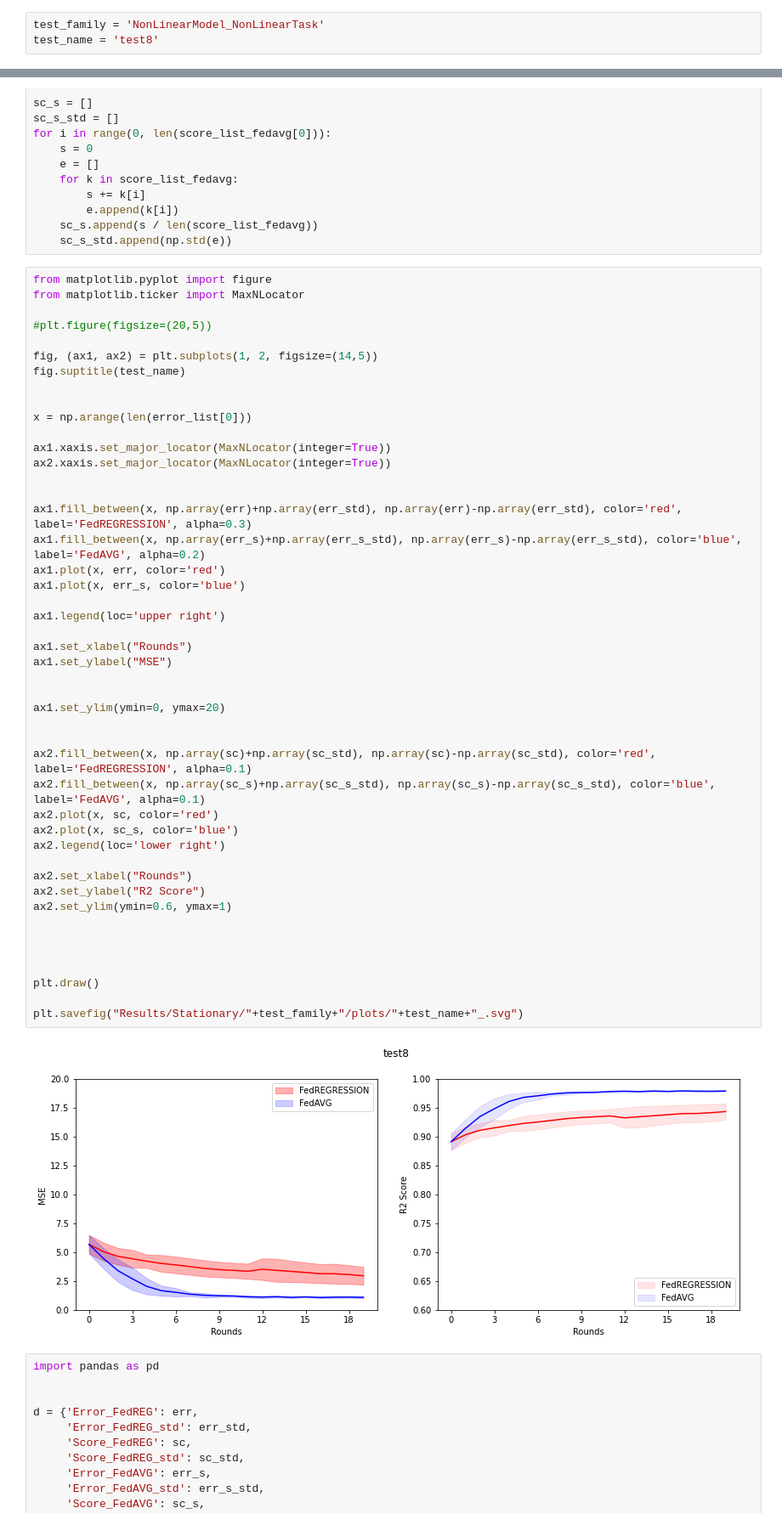
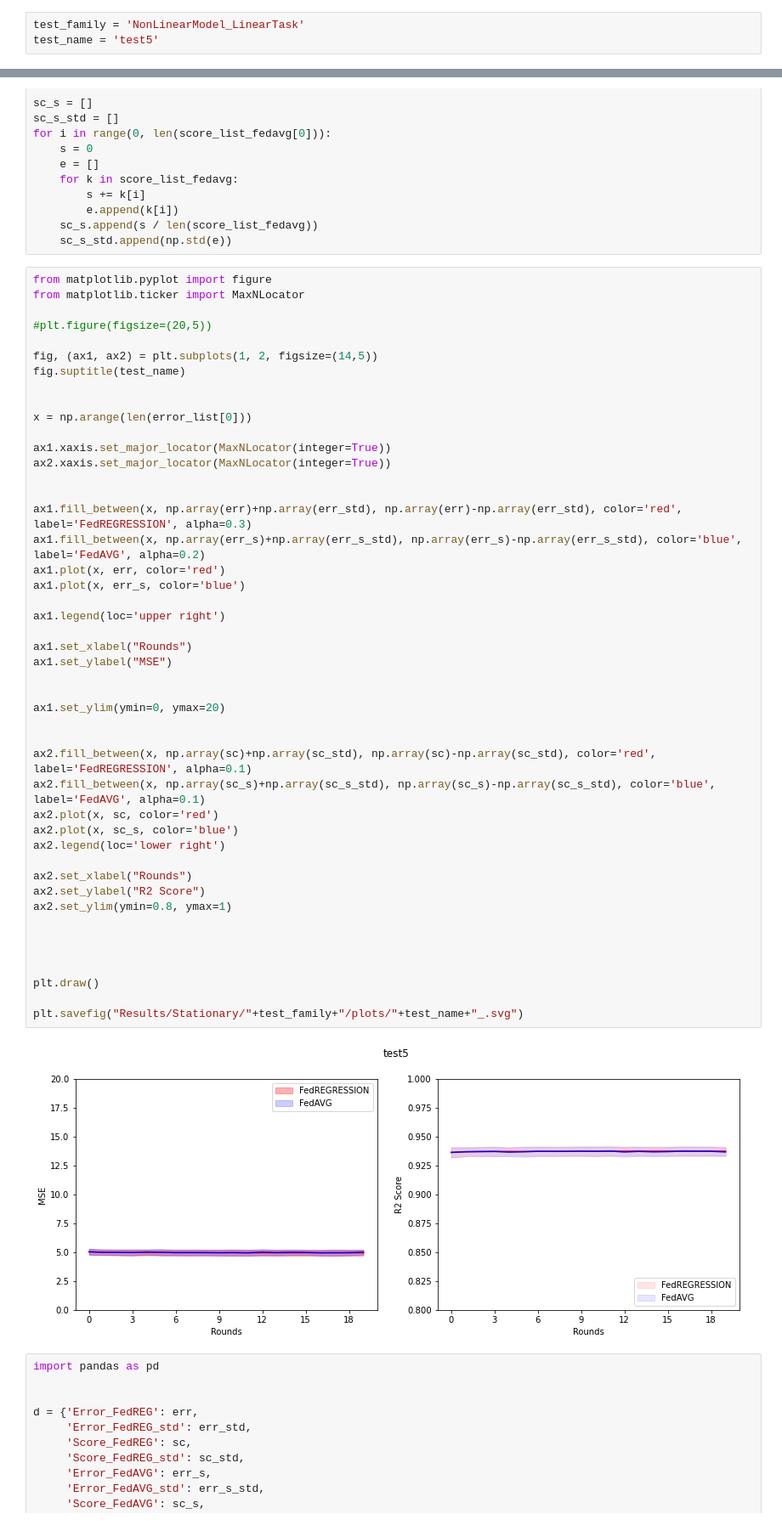
Before and after one commit to alexbergamasco96/NS_FederatedLearning, a Jupyter notebook: Multiprocessing_Iterations.ipynb, the cells around one changed output, grey strips where cells are left out. Shown at 85% size. Cells and saved outputs as stored; diff of their text form.

Commit message:
add test results for linear task

```diff
--- a/Multiprocessing_Iterations.ipynb
+++ b/Multiprocessing_Iterations.ipynb
@@ -34,8 +34,8 @@ torch.manual_seed(0)
 # %% [output]
 <torch._C.Generator at 0x...>
 # %%
-test_family = 'NonLinearModel_NonLinearTask'
-test_name = 'test8'
+test_family = 'NonLinearModel_LinearTask'
+test_name = 'test5'
 # %%
 import concurrent.futures
 import multiprocessing as mp
@@ -122,35 +122,35 @@ ax2.xaxis.set_major_locator(MaxNLocator(integer=True))
 ax1.fill_between(x, np.array(err)+np.array(err_std), np.array(err)-np.array(err_std), color='red', label='FedREGRESSION', alpha=0.3)
 ax1.fill_between(x, np.array(err_s)+np.array(err_s_std), np.array(err_s)-np.array(err_s_std), color='blue', label='FedAVG', alpha=0.2)
 ax1.plot(x, err, color='red')
 ax1.plot(x, err_s, color='blue')
 
 ax1.legend(loc='upper right')
 
 ax1.set_xlabel("Rounds")
 ax1.set_ylabel("MSE")
 
 
 ax1.set_ylim(ymin=0, ymax=20)
 
 
 ax2.fill_between(x, np.array(sc)+np.array(sc_std), np.array(sc)-np.array(sc_std), color='red', label='FedREGRESSION', alpha=0.1)
 ax2.fill_between(x, np.array(sc_s)+np.array(sc_s_std), np.array(sc_s)-np.array(sc_s_std), color='blue', label='FedAVG', alpha=0.1)
 ax2.plot(x, sc, color='red')
 ax2.plot(x, sc_s, color='blue')
 ax2.legend(loc='lower right')
 
 ax2.set_xlabel("Rounds")
 ax2.set_ylabel("R2 Score")
-ax2.set_ylim(ymin=0.6, ymax=1)
+ax2.set_ylim(ymin=0.8, ymax=1)
 
 
 
 
 plt.draw()
 
 plt.savefig("Results/Stationary/"+test_family+"/plots/"+test_name+"_.svg")
 # %% [output]
-[figure, old version]
+[figure, new version]
 # %%
 import pandas as pd
 
```
Also changed, not shown: parts of 1 cell of this notebook, 12 other files.
